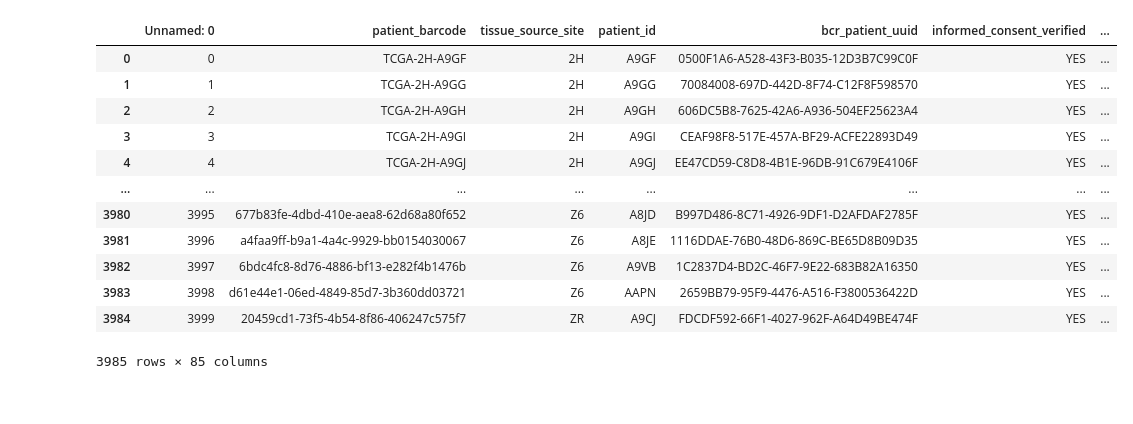
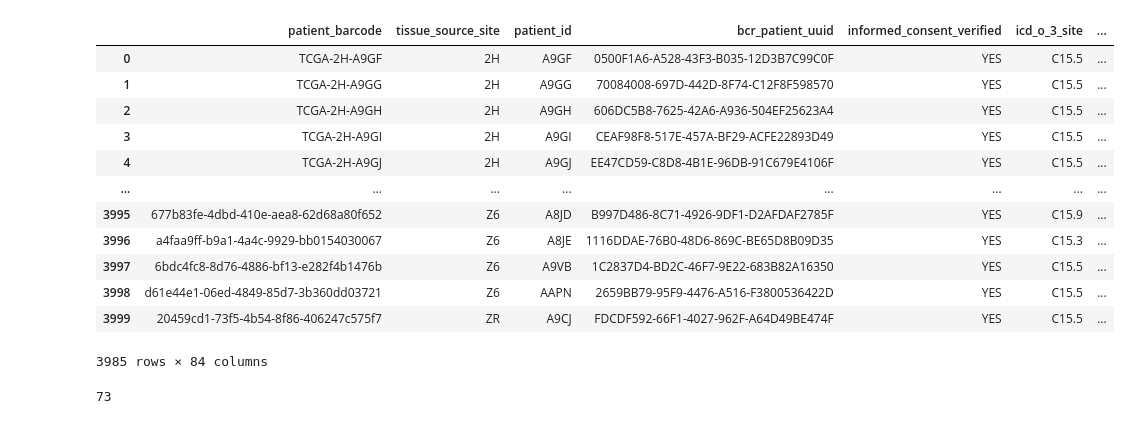
Before and after one commit to Foxicution/codeacademy-example-project-3, a Jupyter notebook: src/cancer.ipynb, the cells around one changed output. Saved outputs shown, nothing was run; the diff lists cells and outputs as text; code cells hidden in the pictures.

Commit message:
cancer dataset analysis progress

```diff
--- a/src/cancer.ipynb
+++ b/src/cancer.ipynb
@@ -3,17 +6,27 @@ import pandas as pd
 # %%
 # loading the dataset
-pd.read_csv("data/Esophageal_Dataset.csv")
+df = pd.read_csv("../data/Esophageal_Dataset.csv", index_col=0)
+df
 # %% [output]
-|  | Unnamed: 0 | patient_barcode | tissue_source_site | patient_id | bcr_patient_uuid | informed_consent_verified | ... |
-| 0 | 0 | TCGA-2H-A9GF | 2H | A9GF | 0500F1A6-A528-43F3-B035-12D3B7C99C0F | YES | ... |
-| 1 | 1 | TCGA-2H-A9GG | 2H | A9GG | 70084008-697D-442D-8F74-C12F8F598570 | YES | ... |
-| 2 | 2 | TCGA-2H-A9GH | 2H | A9GH | 606DC5B8-7625-42A6-A936-504EF25623A4 | YES | ... |
-| 3 | 3 | TCGA-2H-A9GI | 2H | A9GI | CEAF98F8-517E-457A-BF29-ACFE22893D49 | YES | ... |
-| 4 | 4 | TCGA-2H-A9GJ | 2H | A9GJ | EE47CD59-C8D8-4B1E-96DB-91C679E4106F | YES | ... |
+|  | patient_barcode | tissue_source_site | patient_id | bcr_patient_uuid | informed_consent_verified | icd_o_3_site | ... |
+| 0 | TCGA-2H-A9GF | 2H | A9GF | 0500F1A6-A528-43F3-B035-12D3B7C99C0F | YES | C15.5 | ... |
+| 1 | TCGA-2H-A9GG | 2H | A9GG | 70084008-697D-442D-8F74-C12F8F598570 | YES | C15.5 | ... |
+| 2 | TCGA-2H-A9GH | 2H | A9GH | 606DC5B8-7625-42A6-A936-504EF25623A4 | YES | C15.5 | ... |
+| 3 | TCGA-2H-A9GI | 2H | A9GI | CEAF98F8-517E-457A-BF29-ACFE22893D49 | YES | C15.5 | ... |
+| 4 | TCGA-2H-A9GJ | 2H | A9GJ | EE47CD59-C8D8-4B1E-96DB-91C679E4106F | YES | C15.5 | ... |
 | ... | ... | ... | ... | ... | ... | ... | ... |
-| 3980 | 3995 | 677b83fe-4dbd-410e-aea8-62d68a80f652 | Z6 | A8JD | B997D486-8C71-4926-9DF1-D2AFDAF2785F | YES | ... |
-| 3981 | 3996 | a4faa9ff-b9a1-4a4c-9929-bb0154030067 | Z6 | A8JE | 1116DDAE-76B0-48D6-869C-BE65D8B09D35 | YES | ... |
-| 3982 | 3997 | 6bdc4fc8-8d76-4886-bf13-e282f4b1476b | Z6 | A9VB | 1C2837D4-BD2C-46F7-9E22-683B82A16350 | YES | ... |
-| 3983 | 3998 | d61e44e1-06ed-4849-85d7-3b360dd03721 | Z6 | AAPN | 2659BB79-95F9-4476-A516-F3800536422D | YES | ... |
-| 3984 | 3999 | 20459cd1-73f5-4b54-8f86-406247c575f7 | ZR | A9CJ | FDCDF592-66F1-4027-962F-A64D49BE474F | YES | ... |
+| 3995 | 677b83fe-4dbd-410e-aea8-62d68a80f652 | Z6 | A8JD | B997D486-8C71-4926-9DF1-D2AFDAF2785F | YES | C15.9 | ... |
+| 3996 | a4faa9ff-b9a1-4a4c-9929-bb0154030067 | Z6 | A8JE | 1116DDAE-76B0-48D6-869C-BE65D8B09D35 | YES | C15.3 | ... |
+| 3997 | 6bdc4fc8-8d76-4886-bf13-e282f4b1476b | Z6 | A9VB | 1C2837D4-BD2C-46F7-9E22-683B82A16350 | YES | C15.5 | ... |
+| 3998 | d61e44e1-06ed-4849-85d7-3b360dd03721 | Z6 | AAPN | 2659BB79-95F9-4476-A516-F3800536422D | YES | C15.5 | ... |
+| 3999 | 20459cd1-73f5-4b54-8f86-406247c575f7 | ZR | A9CJ | FDCDF592-66F1-4027-962F-A64D49BE474F | YES | C15.5 | ... |
-3985 rows × 85 columns
+3985 rows × 84 columns
+# %%
+# removing columns where all the values are missing
+# and where all the values are the same
+non_unique_mask = df.nunique(dropna=False) == 1
+df.drop(columns=df.columns[non_unique_mask], inplace=True)
+df.dropna(axis=1, how="all", inplace=True)
+df.shape[1]
+# %% [output]
+73
```
Also changed, not shown: parts of 36 cells of this notebook.
